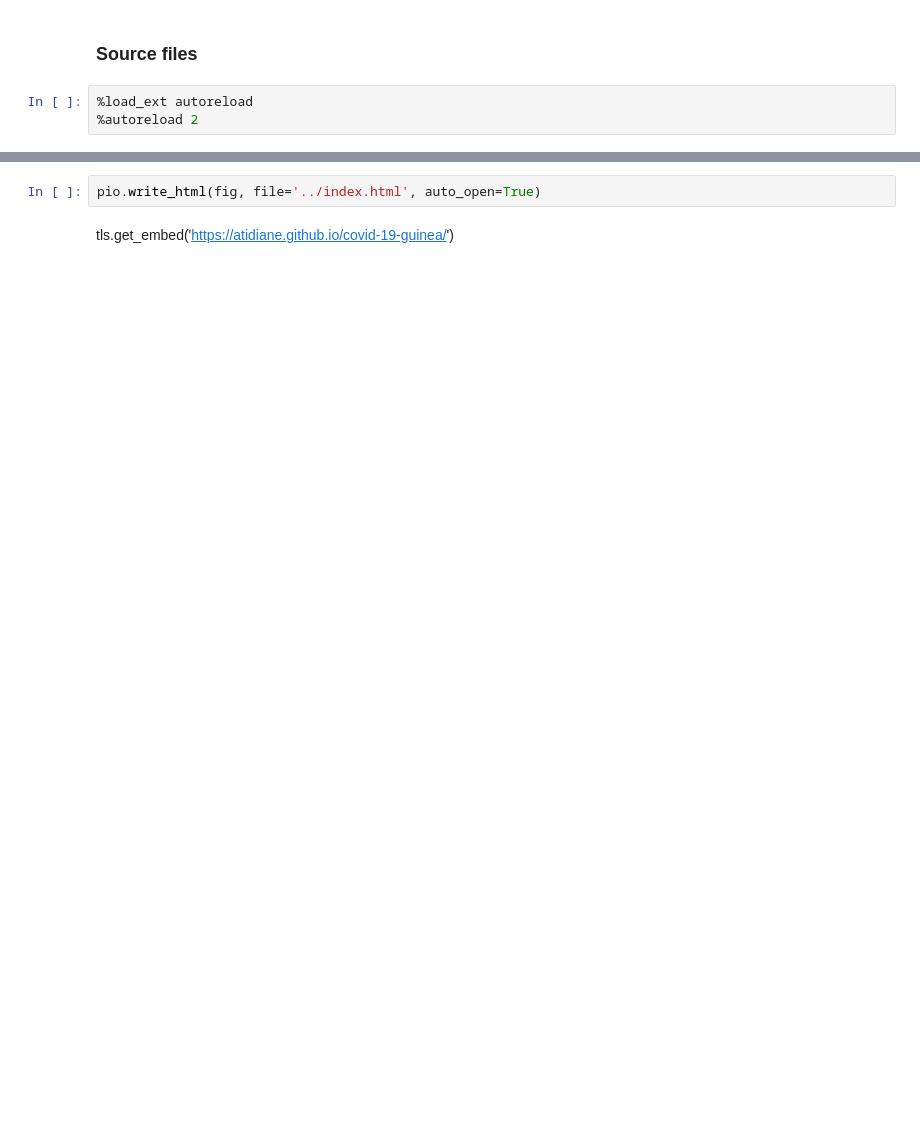
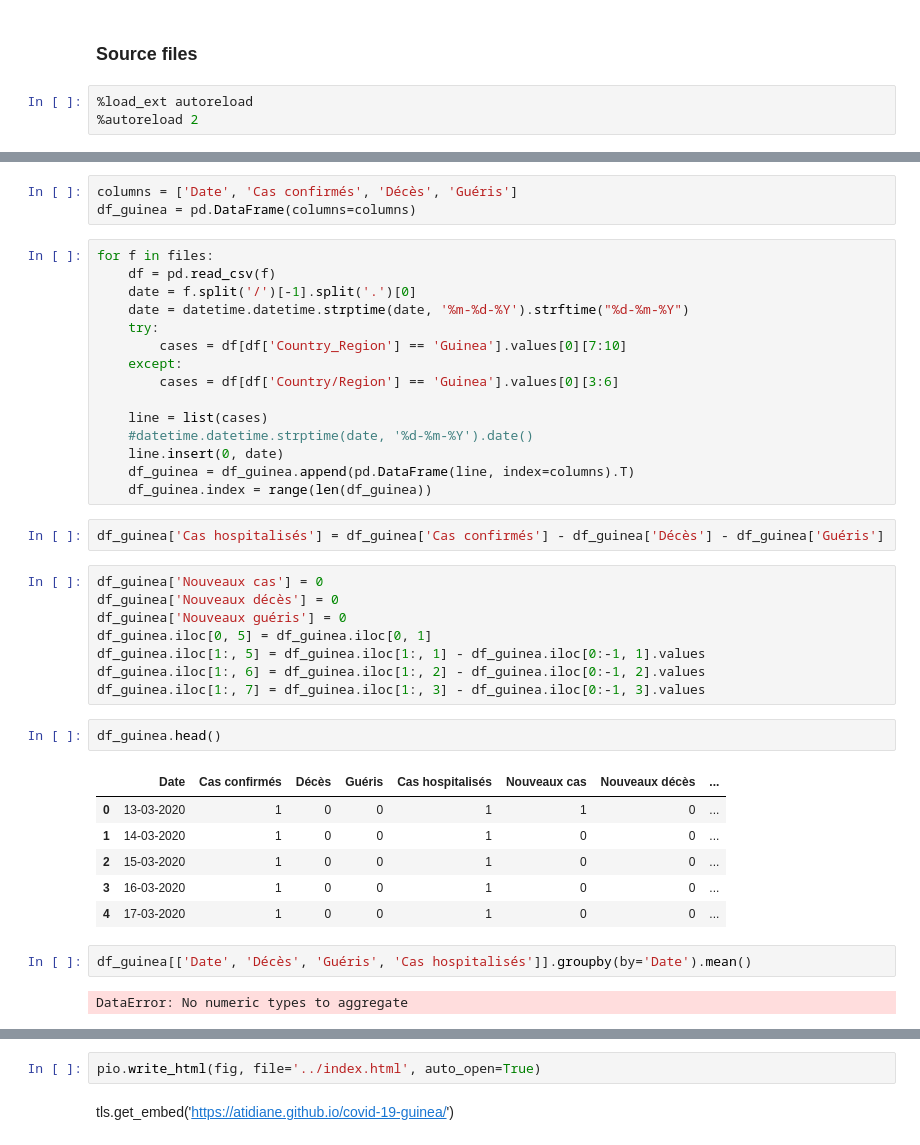
Before and after one commit to ATidiane/Covid-19-Guinea, a Jupyter notebook: notebooks/covid-19-dashboards.ipynb, the cells around one changed output, grey strips where cells are left out. Cells and saved outputs as stored; diff of their text form; blank space fills up the shorter version.

```diff
--- a/notebooks/covid-19-dashboards.ipynb
+++ b/notebooks/covid-19-dashboards.ipynb
@@ -60,0 +97,41 @@ df_teams.head()
+# %%
+columns = ['Date', 'Cas confirmés', 'Décès', 'Guéris']
+df_guinea = pd.DataFrame(columns=columns)
+# %%
+for f in files:
+    df = pd.read_csv(f)
+    date = f.split('/')[-1].split('.')[0]
+    date = datetime.datetime.strptime(date, '%m-%d-%Y').strftime("%d-%m-%Y")
+    try:
+        cases = df[df['Country_Region'] == 'Guinea'].values[0][7:10]
+    except:
+        cases = df[df['Country/Region'] == 'Guinea'].values[0][3:6]
+
+    line = list(cases)
+    #datetime.datetime.strptime(date, '%d-%m-%Y').date()
+    line.insert(0, date)
+    df_guinea = df_guinea.append(pd.DataFrame(line, index=columns).T)
+    df_guinea.index = range(len(df_guinea))
+# %%
+df_guinea['Cas hospitalisés'] = df_guinea['Cas confirmés'] - df_guinea['Décès'] - df_guinea['Guéris']
+# %%
+df_guinea['Nouveaux cas'] = 0
+df_guinea['Nouveaux décès'] = 0
+df_guinea['Nouveaux guéris'] = 0
+df_guinea.iloc[0, 5] = df_guinea.iloc[0, 1]
+df_guinea.iloc[1:, 5] = df_guinea.iloc[1:, 1] - df_guinea.iloc[0:-1, 1].values
+df_guinea.iloc[1:, 6] = df_guinea.iloc[1:, 2] - df_guinea.iloc[0:-1, 2].values
+df_guinea.iloc[1:, 7] = df_guinea.iloc[1:, 3] - df_guinea.iloc[0:-1, 3].values
+# %%
+df_guinea.head()
+# %% [output]
+|  | Date | Cas confirmés | Décès | Guéris | Cas hospitalisés | Nouveaux cas | Nouveaux décès | ... |
+| 0 | 13-03-2020 | 1 | 0 | 0 | 1 | 1 | 0 | ... |
+| 1 | 14-03-2020 | 1 | 0 | 0 | 1 | 0 | 0 | ... |
+| 2 | 15-03-2020 | 1 | 0 | 0 | 1 | 0 | 0 | ... |
+| 3 | 16-03-2020 | 1 | 0 | 0 | 1 | 0 | 0 | ... |
+| 4 | 17-03-2020 | 1 | 0 | 0 | 1 | 0 | 0 | ... |
+# %%
+df_guinea[['Date', 'Décès', 'Guéris', 'Cas hospitalisés']].groupby(by='Date').mean()
+# %% [output]
+DataError: No numeric types to aggregate
```
Also changed, not shown: parts of 15 cells of this notebook, 2 other files.
